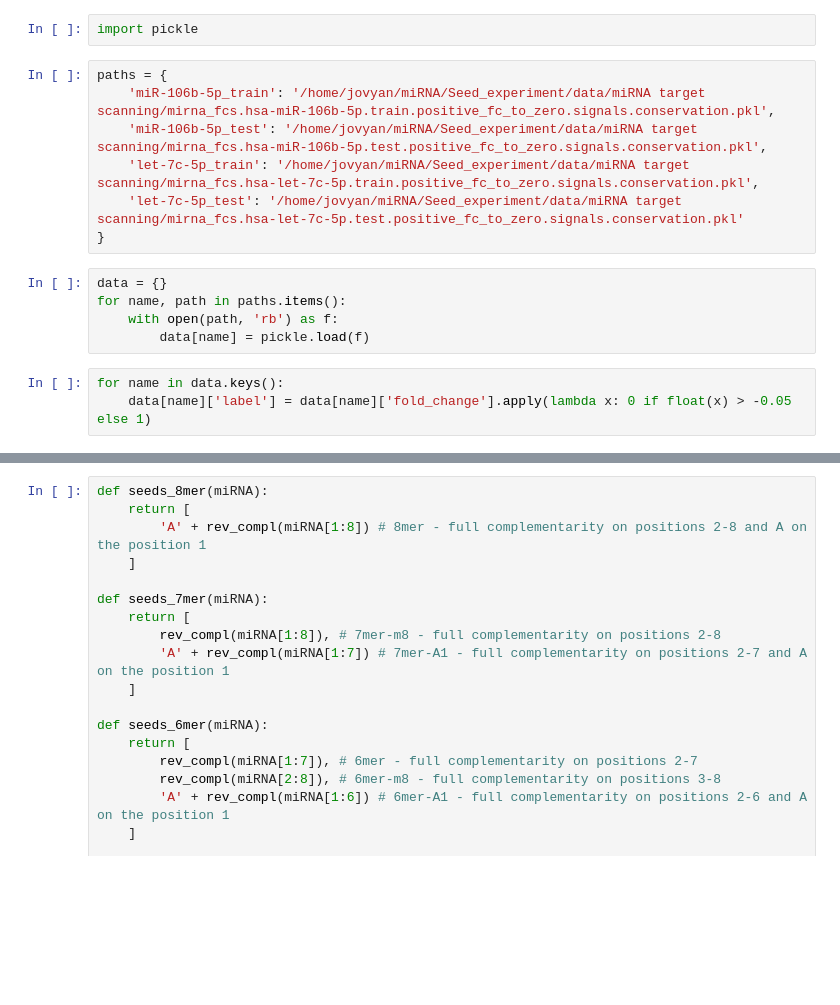
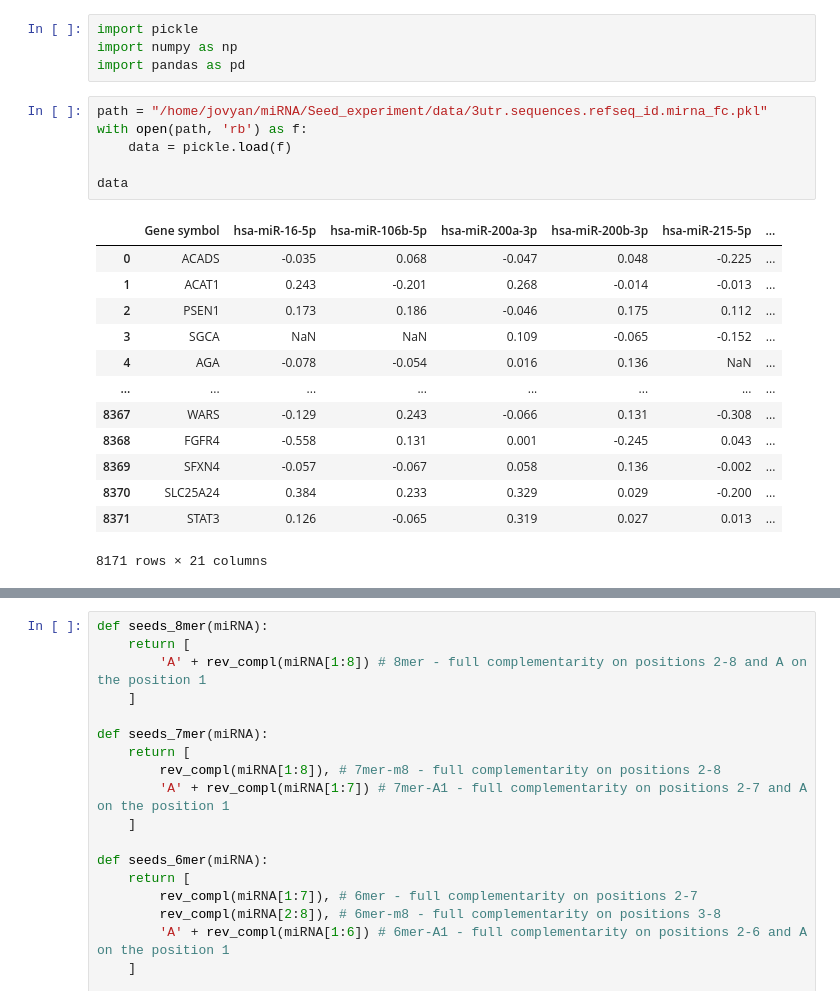
Before and after one commit to ML-Bioinfo-CEITEC/miRNA, a Jupyter notebook: Seed_experiment/sandbox/Seed_Cls.ipynb, the cells around one changed output, grey strips where cells are left out. Saved outputs shown, nothing was run; the diff lists cells and outputs as text; blank space fills up the shorter version.

```diff
--- a/Seed_experiment/sandbox/Seed_Cls.ipynb
+++ b/Seed_experiment/sandbox/Seed_Cls.ipynb
@@ -1,17 +1,24 @@
 # %%
 import pickle
+import numpy as np
+import pandas as pd
-# %%
-paths = {
-    'miR-106b-5p_train': '/home/jovyan/miRNA/Seed_experiment/data/miRNA target scanning/mirna_fcs.hsa-miR-106b-5p.train.positive_fc_to_zero.signals.conservation.pkl',
-    'miR-106b-5p_test': '/home/jovyan/miRNA/Seed_experiment/data/miRNA target scanning/mirna_fcs.hsa-miR-106b-5p.test.positive_fc_to_zero.signals.conservation.pkl',
-    'let-7c-5p_train': '/home/jovyan/miRNA/Seed_experiment/data/miRNA target scanning/mirna_fcs.hsa-let-7c-5p.train.positive_fc_to_zero.signals.conservation.pkl',
-    'let-7c-5p_test': '/home/jovyan/miRNA/Seed_experiment/data/miRNA target scanning/mirna_fcs.hsa-let-7c-5p.test.positive_fc_to_zero.signals.conservation.pkl'
-}
 # %%
-data = {}
-for name, path in paths.items():
-    with open(path, 'rb') as f:
-        data[name] = pickle.load(f)
+path = "/home/jovyan/miRNA/Seed_experiment/data/3utr.sequences.refseq_id.mirna_fc.pkl"
+with open(path, 'rb') as f:
+    data = pickle.load(f)
+
+data
+# %% [output]
+|  | Gene symbol | hsa-miR-16-5p | hsa-miR-106b-5p | hsa-miR-200a-3p | hsa-miR-200b-3p | hsa-miR-215-5p | ... |
+| 0 | ACADS | -0.035 | 0.068 | -0.047 | 0.048 | -0.225 | ... |
+| 1 | ACAT1 | 0.243 | -0.201 | 0.268 | -0.014 | -0.013 | ... |
+| 2 | PSEN1 | 0.173 | 0.186 | -0.046 | 0.175 | 0.112 | ... |
+| 3 | SGCA | NaN | NaN | 0.109 | -0.065 | -0.152 | ... |
+| 4 | AGA | -0.078 | -0.054 | 0.016 | 0.136 | NaN | ... |
+| ... | ... | ... | ... | ... | ... | ... | ... |
+| 8367 | WARS | -0.129 | 0.243 | -0.066 | 0.131 | -0.308 | ... |
+| 8368 | FGFR4 | -0.558 | 0.131 | 0.001 | -0.245 | 0.043 | ... |
+| 8369 | SFXN4 | -0.057 | -0.067 | 0.058 | 0.136 | -0.002 | ... |
+| 8370 | SLC25A24 | 0.384 | 0.233 | 0.329 | 0.029 | -0.200 | ... |
+| 8371 | STAT3 | 0.126 | -0.065 | 0.319 | 0.027 | 0.013 | ... |
+8171 rows × 21 columns
-# %%
-for name in data.keys():
-    data[name]['label'] = data[name]['fold_change'].apply(lambda x: 0 if float(x) > -0.05 else 1)
```
Also changed, not shown: parts of 8 cells of this notebook.
